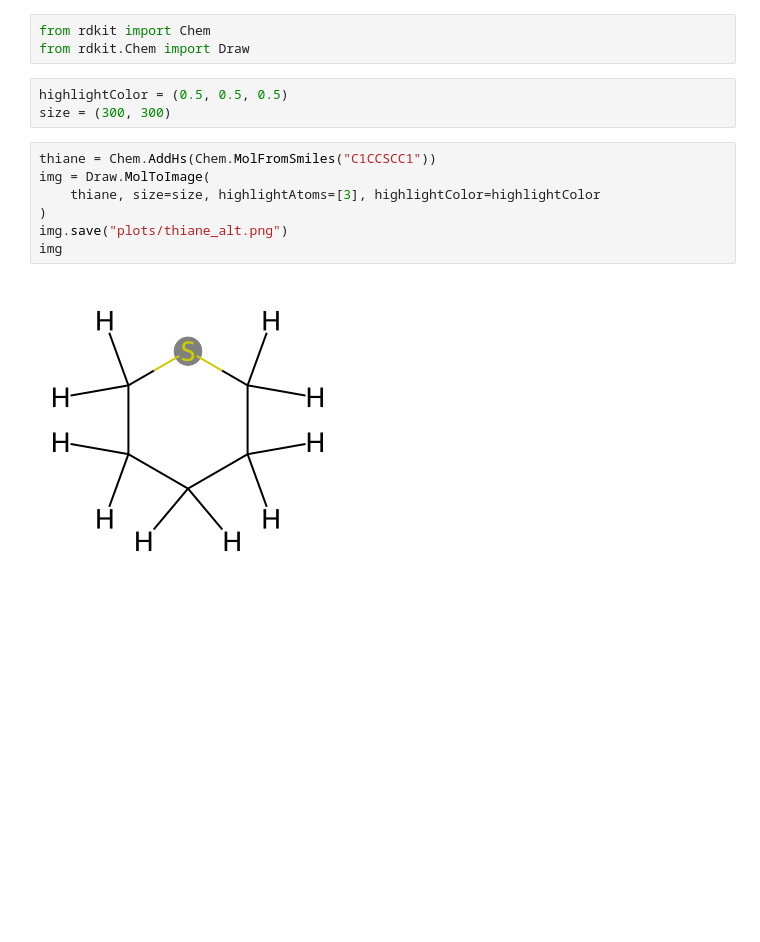
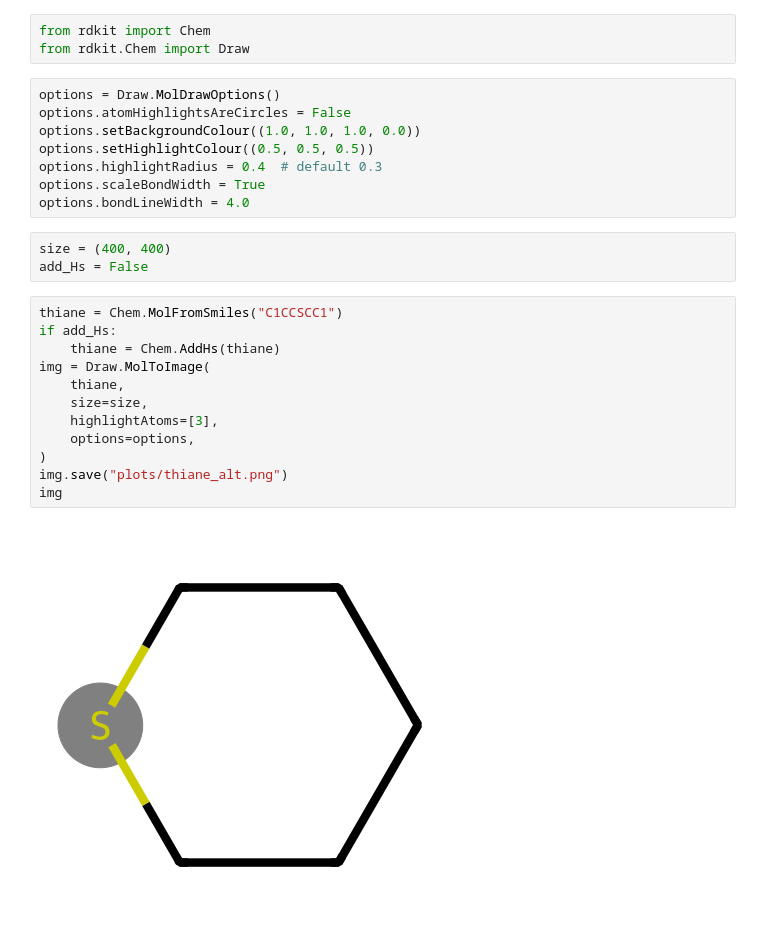
Before and after one commit to hjkgrp/many_body_ml, a Jupyter notebook: scripts_and_notebooks/plotting/2d_ligand_depictions.ipynb, the cells around one changed output. Drawn from its saved outputs; the diff is of its cells as text; blank space fills up the shorter version.

```diff
--- a/scripts_and_notebooks/plotting/2d_ligand_depictions.ipynb
+++ b/scripts_and_notebooks/plotting/2d_ligand_depictions.ipynb
@@ -1,16 +1,29 @@
 # %%
 from rdkit import Chem
 from rdkit.Chem import Draw
-# %%
-highlightColor = (0.5, 0.5, 0.5)
-size = (300, 300)
+# %%
+options = Draw.MolDrawOptions()
+options.atomHighlightsAreCircles = False
+options.setBackgroundColour((1.0, 1.0, 1.0, 0.0))
+options.setHighlightColour((0.5, 0.5, 0.5))
+options.highlightRadius = 0.4  # default 0.3
+options.scaleBondWidth = True
+options.bondLineWidth = 4.0
+# %%
+size = (400, 400)
+add_Hs = False
 # %%
-thiane = Chem.AddHs(Chem.MolFromSmiles("C1CCSCC1"))
+thiane = Chem.MolFromSmiles("C1CCSCC1")
+if add_Hs:
+    thiane = Chem.AddHs(thiane)
 img = Draw.MolToImage(
-    thiane, size=size, highlightAtoms=[3], highlightColor=highlightColor
+    thiane,
+    size=size,
+    highlightAtoms=[3],
+    options=options,
 )
 img.save("plots/thiane_alt.png")
 img
 # %% [output]
-[figure, old version]
+[figure, new version]
 # %%
```
Also changed, not shown: parts of 2 cells of this notebook, 3 other files.
